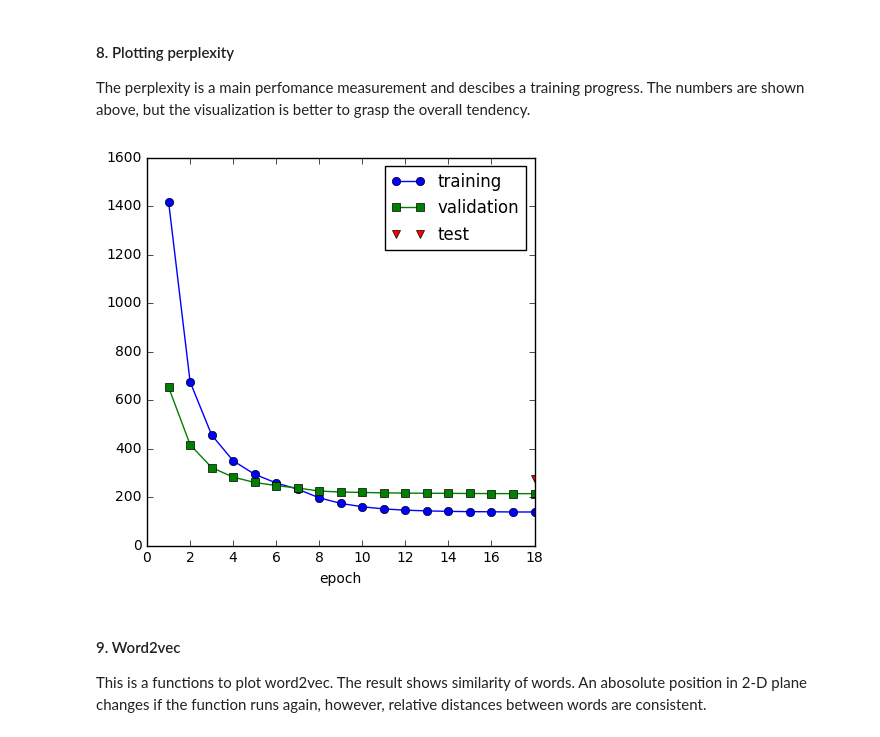
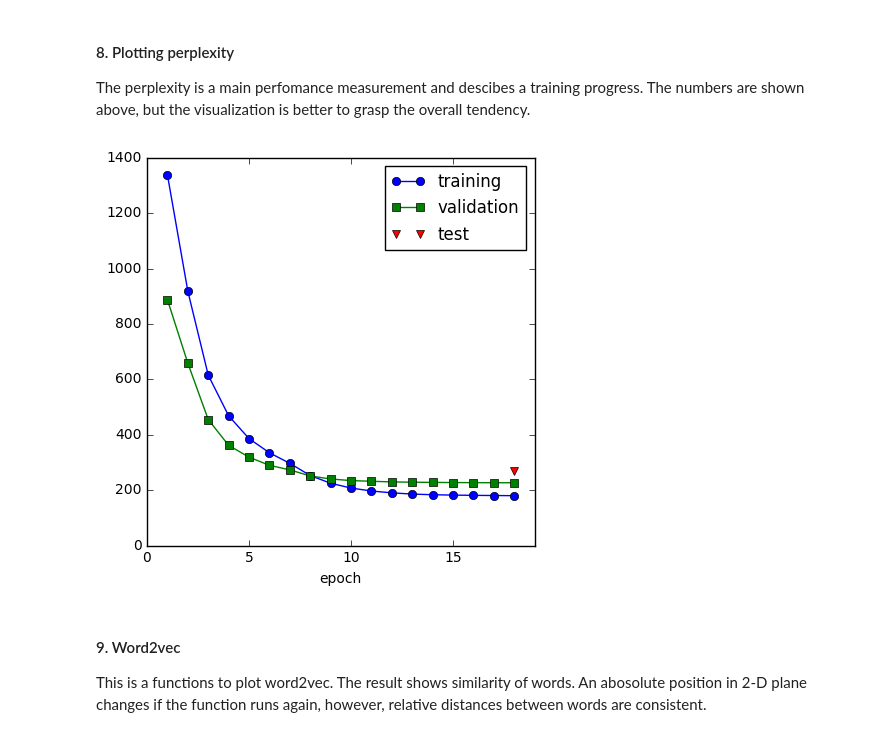
Before and after one commit to yokolet/Jane, a Jupyter notebook: Jane-RNN.ipynb, the cells around one changed output. Cells and saved outputs as stored; diff of their text form; code cells hidden in the pictures.

```diff
--- a/Jane-RNN.ipynb
+++ b/Jane-RNN.ipynb
@@ -84,9 +122,8 @@ class Model(object):
         self._initial_state = cell.zero_state(batch_size, tf.float32)
 
         # looks up embeddings and gets input
-        with tf.device("/cpu:0"):
-            embedding = tf.get_variable("embedding", [vocab_size, hidden_size])
-            inputs = tf.nn.embedding_lookup(embedding, self._input_data)
+        embedding = tf.get_variable("embedding", [vocab_size, hidden_size])
+        inputs = tf.nn.embedding_lookup(embedding, self._input_data)
 
         # calculates dropouts.
         if is_training and config.keep_prob < 1:
@@ -216,16 +253,16 @@ class Config(object):
     init_scale = 0.1       # the initial random range of the weights
     learning_rate = 1.0    # the initial value of a learning rate
     max_grad_norm = 5      # the maximum permissible norm of the gradient
-    num_layers = 3         # the number of LSTM layers
+    num_layers = 4         # the number of LSTM layers
     num_steps = 20         # the number of unrolled steps of LSTM
-    hidden_size = 200      # the number of LSTM units (neurons)
-    forget_bias= 0.5       # the biases of the forget gate
+    hidden_size = 500      # the number of LSTM units (neurons)
     max_epoch = 6          # the number of epochs with the initial learning rate
-    #max_max_epoch = 18     # the total number of epochs
-    max_max_epoch = 1      # for debugging
+    max_max_epoch = 18     # the total number of epochs
+    #max_max_epoch = 1      # for debugging
     keep_prob = 0.5        # the probability of keeping weights in dropout layer
     lr_decay = 0.6         # the learning rate defay factor
     batch_size = 20        # the batch size
+    forget_bias= 1.0       # the biases of the forget gate
 # %% [markdown]
 #### 5. Iteration functions
 Function definitions to loop over input data and epoch (iteration of complete dataset) process.
@@ -256,14 +293,6 @@ def run_epoch(session, m, data, eval_optimizer, verbose=False):
     iters = 0
     state = m.initial_state.eval()
 
-    # creates SummaryWriter
-    timestamp = str(current_milli_time())
-    if not os.path.exists(os.path.join(save_dir, "summaries", timestamp)):
-        os.makedirs(os.path.join(save_dir, "summaries", timestamp))
-    train_summary_writer = tf.train.SummaryWriter(
-        os.path.join(save_dir, "summaries", timestamp), session.graph)
-    summary_op = tf.merge_all_summaries()
-
     for step, (batch_x, batch_y) in enumerate(_next_batch(data, m.batch_size, m.num_steps)):
         cost, state, _ = session.run([m.cost, m.final_state, eval_optimizer],
                                      {m.input_data: batch_x,
@@ -271,7 +300,6 @@ def run_epoch(session, m, data, eval_optimizer, verbose=False):
                                       m.initial_state: state})
         costs += cost
         iters += m.num_steps
-        #train_summary_writer.add_summary(summary, step)
 
         if verbose and step % (epoch_size // 10) == 10:
             print("%.3f perplexity: %.3f speed: %.0f wps" %
@@ -295,7 +323,7 @@ valid_path = os.path.join(data_dir, "valid.txt")
 test_path = os.path.join(data_dir, "test.txt")
 
 data = _read_words(train_path)
-words, word_to_id = _build_vocab(data)
+words, word_to_id = _build_vocab(data, proper_nouns)
 train_data = _file_to_word_ids(data, word_to_id)
 valid_data = _file_to_word_ids(_read_words(valid_path), word_to_id)
 test_data = _file_to_word_ids(_read_words(test_path), word_to_id)
@@ -389,14 +417,15 @@ The perplexity is a main perfomance measurement and descibes a training progress
 # %%
 x_max = config.max_max_epoch
 fig, ax = pylab.subplots(nrows=1, ncols=1, figsize=(5, 5))
 ax.plot(np.arange(1, x_max+1), train_perf, '-o', label="training")
 ax.plot(np.arange(1, x_max+1), valid_perf, '-s', label="validation")
 ax.plot([x_max], [test_perplexity], 'rv', label="test")
 pylab.xlabel('epoch')
 pylab.legend(loc='best')
+pylab.xlim([0, 19])
 pylab.show()
 # %% [output]
-[figure, old version]
+[figure, new version]
 # %% [markdown]
 #### 9. Word2vec
 This is a functions to plot word2vec. The result shows similarity of words. An abosolute position in 2-D plane changes if the function runs again, however, relative distances between words are consistent.
```
Also changed, not shown: parts of 4 cells of this notebook, 5 other files.
